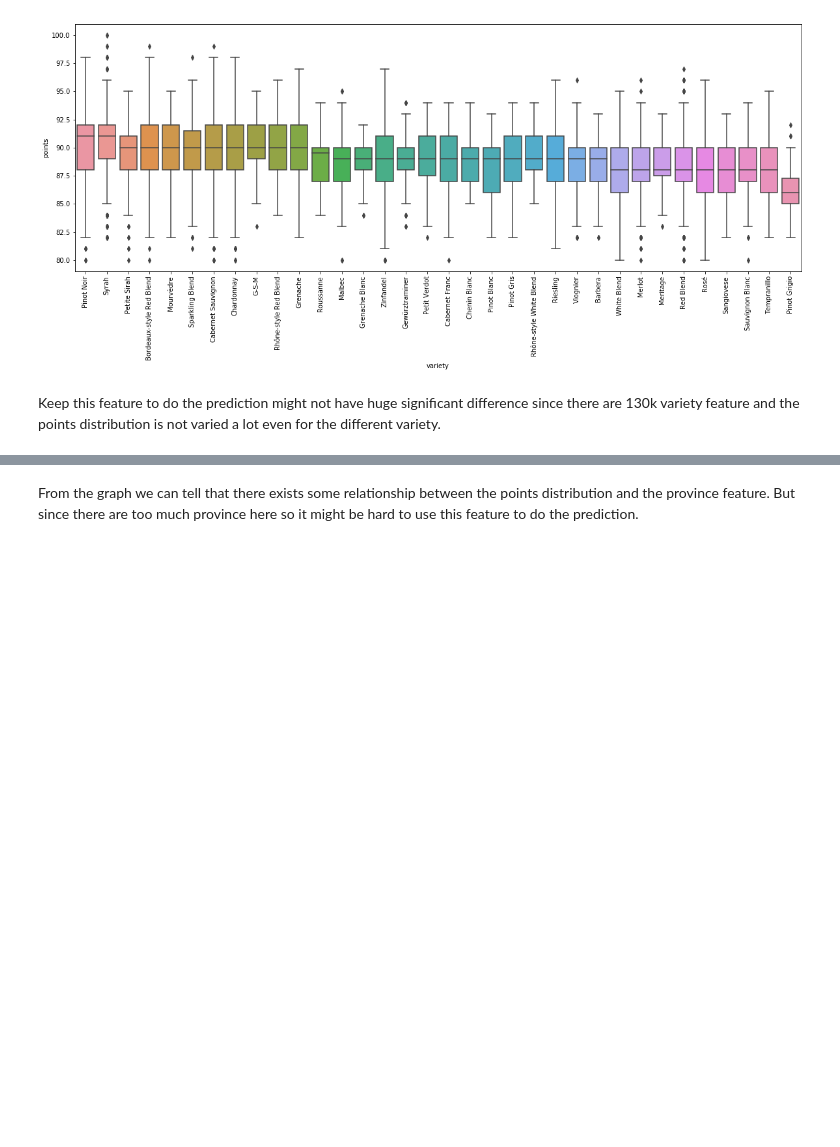
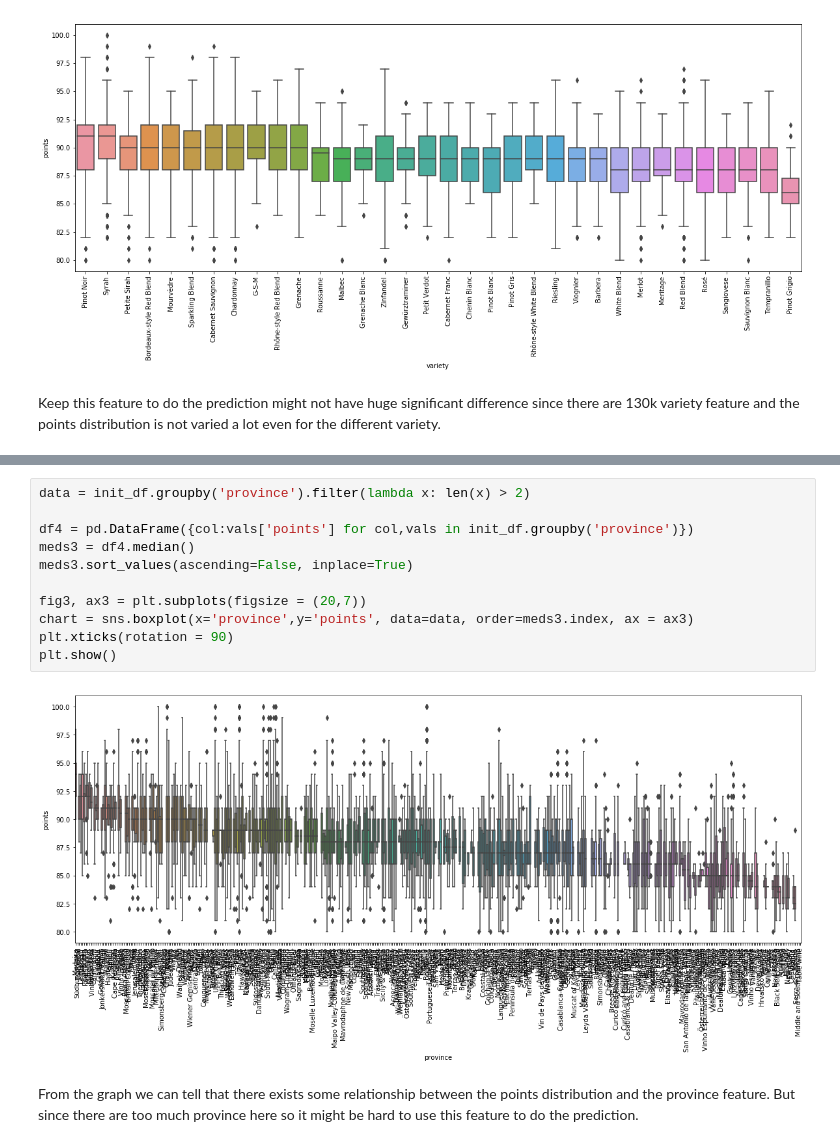
Before and after one commit to xueyuans/Wine-review-Project, a Jupyter notebook: Visualization.ipynb, the cells around one changed output, grey strips where cells are left out. Saved outputs shown, nothing was run; the diff lists cells and outputs as text; blank space fills up the shorter version.

```diff
--- a/Visualization.ipynb
+++ b/Visualization.ipynb
@@ -381,3 +381,16 @@ plt.show()
+# %%
+data = init_df.groupby('province').filter(lambda x: len(x) > 2)
+
+df4 = pd.DataFrame({col:vals['points'] for col,vals in init_df.groupby('province')})
+meds3 = df4.median()
+meds3.sort_values(ascending=False, inplace=True)
+
+fig3, ax3 = plt.subplots(figsize = (20,7))
+chart = sns.boxplot(x='province',y='points', data=data, order=meds3.index, ax = ax3)
+plt.xticks(rotation = 90)
+plt.show()
+# %% [output]
+[figure, added]
 # %% [markdown]
 From the graph we can tell that there exists some relationship between the points distribution and the province feature. But since there are too much province here so it might be hard to use this feature to do the prediction.
 # %% [markdown]
```
Also changed, not shown: parts of 12 cells of this notebook, 2 other files.
